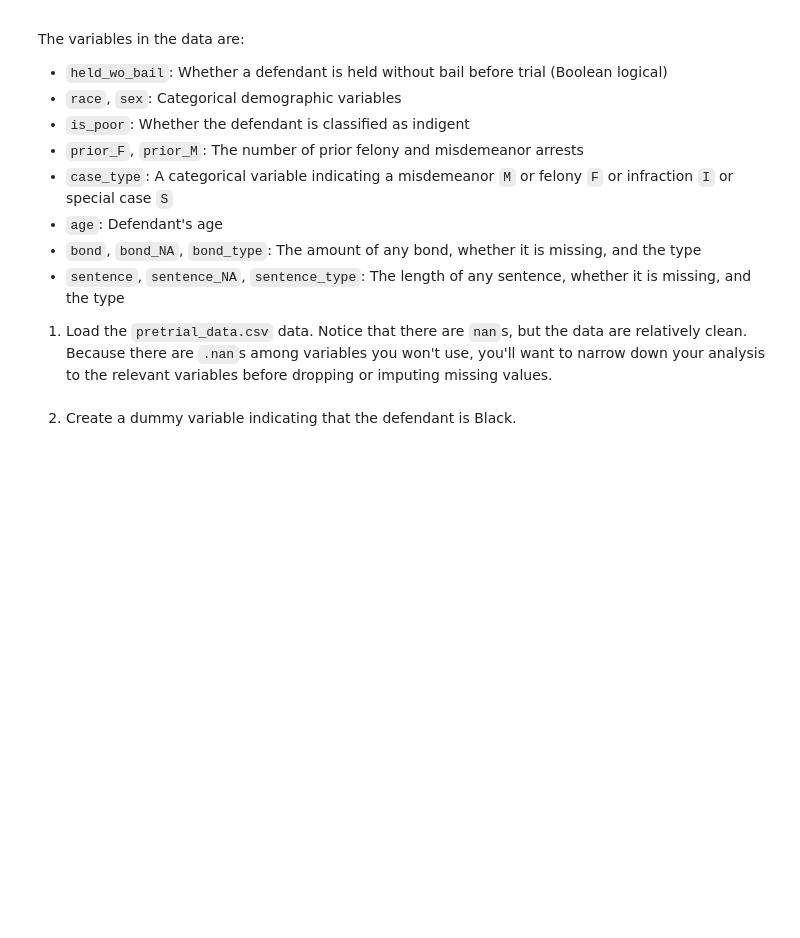
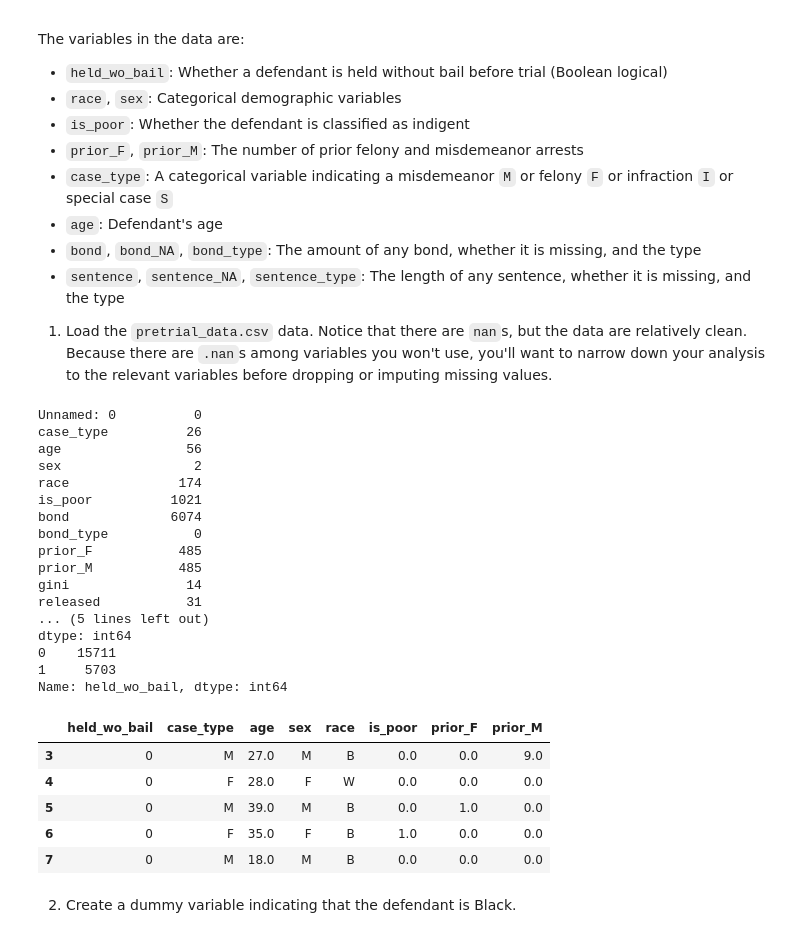
Before and after one commit to jennyschilling/linearRegression, a Jupyter notebook: assignment.ipynb, the cells around one changed output. Cells and saved outputs as stored; diff of their text form; code cells hidden in the pictures; blank space fills up the shorter version.

```diff
--- a/assignment.ipynb
+++ b/assignment.ipynb
@@ -200,5 +200,39 @@ The variables in the data are:
   - `sentence`, `sentence_NA`, `sentence_type`: The length of any sentence, whether it is missing, and the type
 
 1. Load the `pretrial_data.csv` data. Notice that there are `nan`s, but the data are relatively clean. Because there are `.nan`s among variables you won't use, you'll want to narrow down your analysis to the relevant variables before dropping or imputing missing values.
+# %%
+df = pd.read_csv('./linearRegression/data/pretrial_data.csv')
+print( np.sum(df.isnull()))
+df.head(5)
+
+df['held_wo_bail'] = df.loc[:,['held_wo_bail']].astype(int)
+df = df.loc[:,['held_wo_bail', 'case_type', 'age', 'sex', 'race', 'is_poor', 'prior_F', 'prior_M']]
+df = df.dropna()
+print(df['held_wo_bail'].value_counts())
+df.head(5)
+# %% [output]
+Unnamed: 0          0
+case_type          26
+age                56
+sex                 2
+race              174
+is_poor          1021
+bond             6074
+bond_type           0
+prior_F           485
+prior_M           485
+gini               14
+released           31
+... (5 lines left out)
+dtype: int64
+0    15711
+1     5703
+Name: held_wo_bail, dtype: int64
+|  | held_wo_bail | case_type | age | sex | race | is_poor | prior_F | prior_M |
+| 3 | 0 | M | 27.0 | M | B | 0.0 | 0.0 | 9.0 |
+| 4 | 0 | F | 28.0 | F | W | 0.0 | 0.0 | 0.0 |
+| 5 | 0 | M | 39.0 | M | B | 0.0 | 1.0 | 0.0 |
+| 6 | 0 | F | 35.0 | F | B | 1.0 | 0.0 | 0.0 |
+| 7 | 0 | M | 18.0 | M | B | 0.0 | 0.0 | 0.0 |
 # %% [markdown]
 2. Create a dummy variable indicating that the defendant is Black.
```
Also changed, not shown: parts of 4 cells of this notebook.
